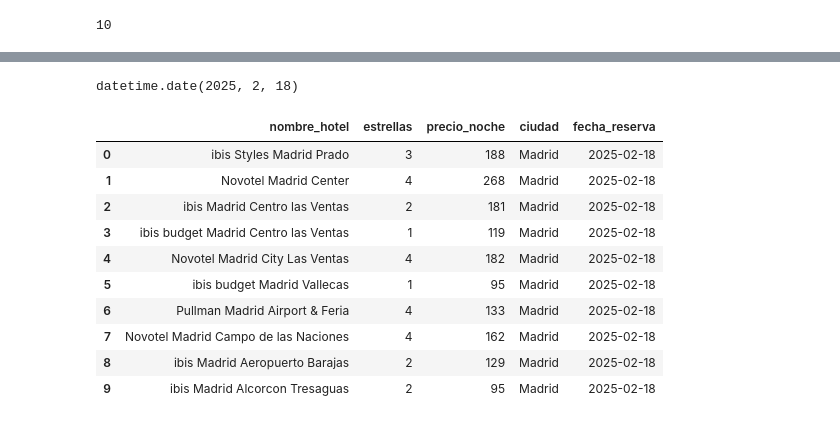
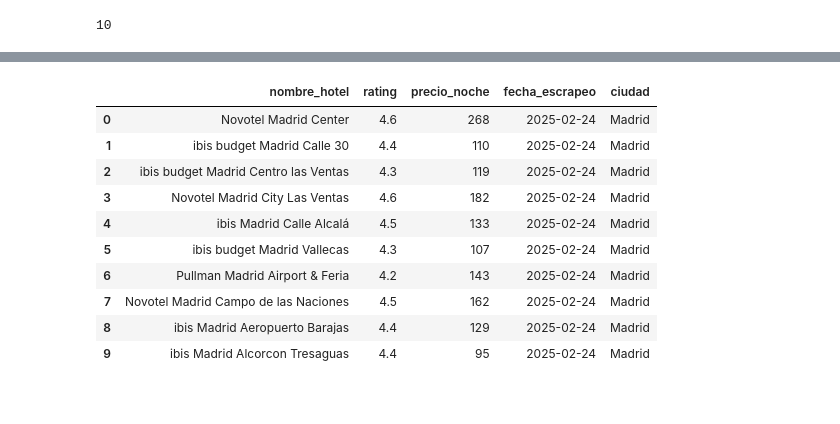
Before and after one commit to VanesaFloresRivera/Proyecto_ETL, a Jupyter notebook: notebooks/scrapeo.ipynb, the cells around one changed output, grey strips where cells are left out. Saved outputs shown, nothing was run; the diff lists cells and outputs as text; code cells hidden in the pictures.

```diff
--- a/notebooks/scrapeo.ipynb
+++ b/notebooks/scrapeo.ipynb
@@ -375,3 +394,0 @@ df
-# %%
-df["ciudad"] = 'Madrid'
-df
@@ -390,26 +395,3 @@ df
-# %%
-from datetime import datetime
-
-fecha_scrapeo = datetime.now().date()
-fecha_scrapeo
-# %% [output]
-datetime.date(2025, 2, 18)
-# %%
-df["fecha_reserva"]= fecha_scrapeo
-# %%
-df
-# %% [output]
-|  | nombre_hotel | estrellas | precio_noche | ciudad | fecha_reserva |
-| 0 | ibis Styles Madrid Prado | 3 | 188 | Madrid | 2025-02-18 |
-| 1 | Novotel Madrid Center | 4 | 268 | Madrid | 2025-02-18 |
-| 2 | ibis Madrid Centro las Ventas | 2 | 181 | Madrid | 2025-02-18 |
-| 3 | ibis budget Madrid Centro las Ventas | 1 | 119 | Madrid | 2025-02-18 |
-| 4 | Novotel Madrid City Las Ventas | 4 | 182 | Madrid | 2025-02-18 |
-| 5 | ibis budget Madrid Vallecas | 1 | 95 | Madrid | 2025-02-18 |
-| 6 | Pullman Madrid Airport & Feria | 4 | 133 | Madrid | 2025-02-18 |
-| 7 | Novotel Madrid Campo de las Naciones | 4 | 162 | Madrid | 2025-02-18 |
-| 8 | ibis Madrid Aeropuerto Barajas | 2 | 129 | Madrid | 2025-02-18 |
-| 9 | ibis Madrid Alcorcon Tresaguas | 2 | 95 | Madrid | 2025-02-18 |
 # %%
 #Guardo el fichero
 df.to_pickle("../data/scrapeo.pkl")
@@ -415,0 +441,16 @@ df.to_pickle("../data/scrapeo.pkl")
+# %%
+url = "https://all.accor.com/ssr/app/ibis/hotels/madrid-spain/open/index.es.shtml?compositions=1&stayplus=false&snu=false&hideWDR=false&accessibleRooms=false&hideHotelDetails=false&dateIn=2025-03-01&nights=1&destination=madrid-spain"
+# %%
+escrapeo(url)
+# %% [output]
+|  | nombre_hotel | rating | precio_noche | fecha_escrapeo | ciudad |
+| 0 | Novotel Madrid Center | 4.6 | 268 | 2025-02-24 | Madrid |
+| 1 | ibis budget Madrid Calle 30 | 4.4 | 110 | 2025-02-24 | Madrid |
+| 2 | ibis budget Madrid Centro las Ventas | 4.3 | 119 | 2025-02-24 | Madrid |
+| 3 | Novotel Madrid City Las Ventas | 4.6 | 182 | 2025-02-24 | Madrid |
+| 4 | ibis Madrid Calle Alcalá | 4.5 | 133 | 2025-02-24 | Madrid |
+| 5 | ibis budget Madrid Vallecas | 4.3 | 107 | 2025-02-24 | Madrid |
+| 6 | Pullman Madrid Airport & Feria | 4.2 | 143 | 2025-02-24 | Madrid |
+| 7 | Novotel Madrid Campo de las Naciones | 4.5 | 162 | 2025-02-24 | Madrid |
+| 8 | ibis Madrid Aeropuerto Barajas | 4.4 | 129 | 2025-02-24 | Madrid |
+| 9 | ibis Madrid Alcorcon Tresaguas | 4.4 | 95 | 2025-02-24 | Madrid |
```
Also changed, not shown: parts of 11 cells of this notebook, 16 other files.
